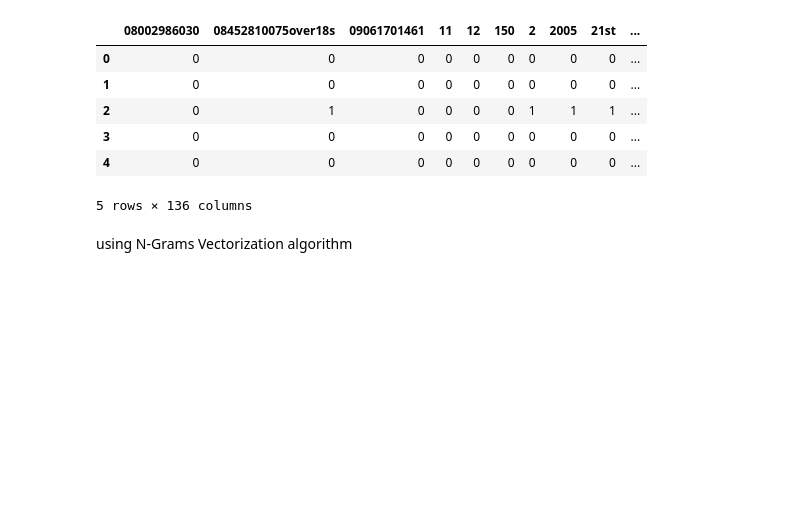
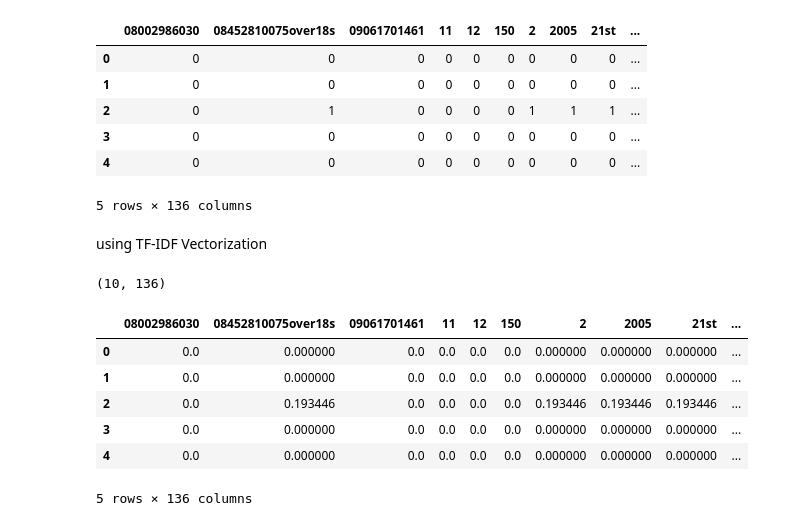
Before and after one commit to TheMaggots/sms_spam_collection, a Jupyter notebook: SMS_Spam_Collection.ipynb, the cells around one changed output. Cells and saved outputs as stored; diff of their text form; code cells hidden in the pictures; blank space fills up the shorter version.

Commit message:
TF-IDF Vectorization

```diff
--- a/SMS_Spam_Collection.ipynb
+++ b/SMS_Spam_Collection.ipynb
@@ -249,5 +250,5 @@ df.head()
 | 3 | 0 | 0 | 0 | 0 | 0 | 0 | 0 | 0 | 0 | ... |
 | 4 | 0 | 0 | 0 | 0 | 0 | 0 | 0 | 0 | 0 | ... |
 5 rows × 136 columns
-# %% [markdown]
-using N-Grams Vectorization algorithm
+# %% [markdown]
+using  TF-IDF  Vectorization
@@ -253,0 +257,18 @@ using N-Grams Vectorization algorithm
+# %%
+data_sample=data[0:10]
+X=tf.fit_transform(data_sample["sms_tokenized"])
+print(X.shape)
+# %% [output]
+(10, 136)
+# %%
+df=pd.DataFrame(X.toarray(), columns=tf.get_feature_names())
+# %%
+df.head()
+# %% [output]
+|  | 08002986030 | 08452810075over18s | 09061701461 | 11 | 12 | 150 | 2 | 2005 | 21st | ... |
+| 0 | 0.0 | 0.000000 | 0.0 | 0.0 | 0.0 | 0.0 | 0.000000 | 0.000000 | 0.000000 | ... |
+| 1 | 0.0 | 0.000000 | 0.0 | 0.0 | 0.0 | 0.0 | 0.000000 | 0.000000 | 0.000000 | ... |
+| 2 | 0.0 | 0.193446 | 0.0 | 0.0 | 0.0 | 0.0 | 0.193446 | 0.193446 | 0.193446 | ... |
+| 3 | 0.0 | 0.000000 | 0.0 | 0.0 | 0.0 | 0.0 | 0.000000 | 0.000000 | 0.000000 | ... |
+| 4 | 0.0 | 0.000000 | 0.0 | 0.0 | 0.0 | 0.0 | 0.000000 | 0.000000 | 0.000000 | ... |
+5 rows × 136 columns
```
Also changed, not shown: parts of 3 cells of this notebook.
